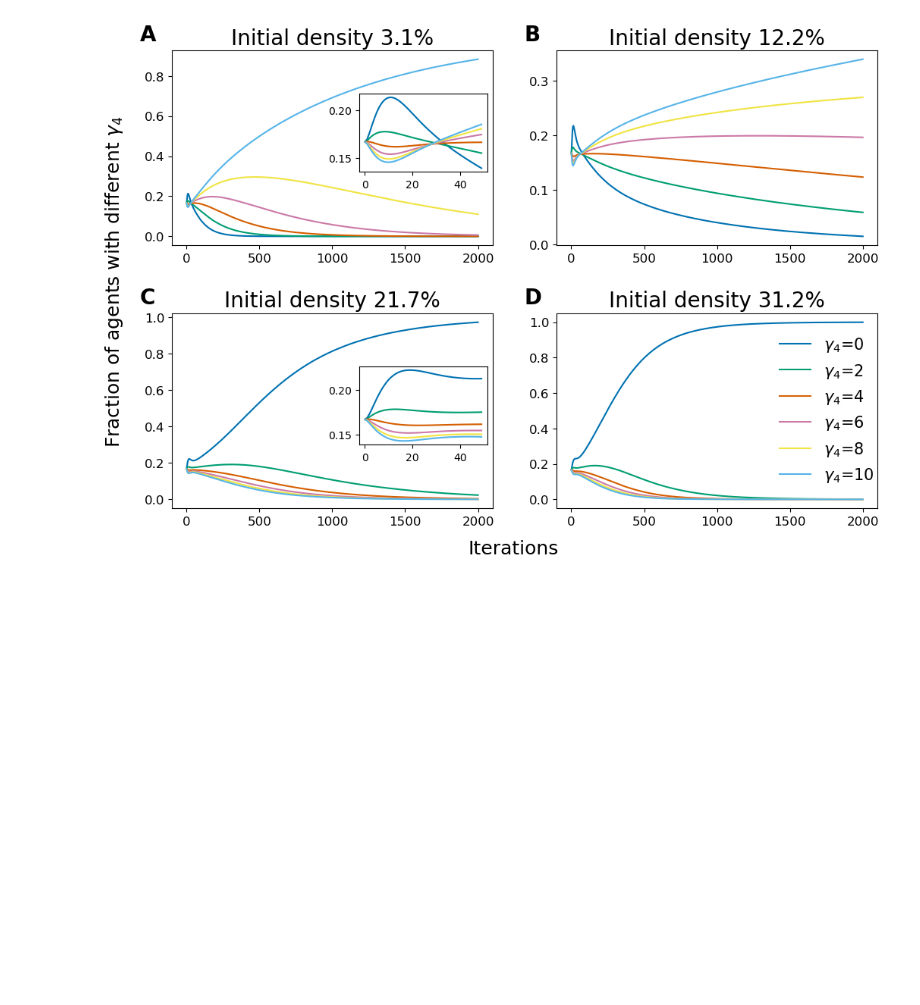
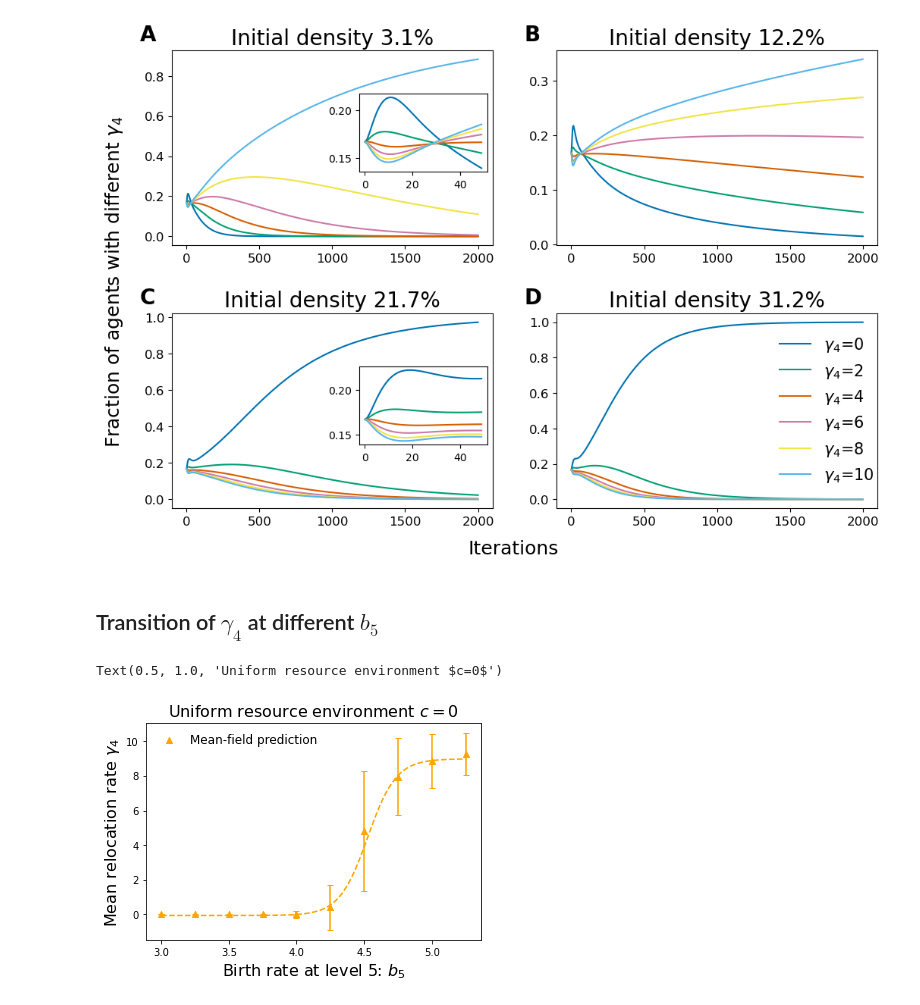
Before and after one commit to tongliang11/Evolution-dynamics, a Jupyter notebook: Mean field model.ipynb, the cells around one changed output. Drawn from its saved outputs; the diff is of its cells as text; code cells hidden in the pictures; blank space fills up the shorter version.

```diff
--- a/Mean field model.ipynb
+++ b/Mean field model.ipynb
@@ -273,3 +275,55 @@ fig.text(0.5, 0.05, 'Iterations', fontsize=18, ha='center')
 # %% [output]
 Text(0.5, 0.05, 'Iterations')
 [figure]
+# %% [markdown]
+## Transition of $\gamma_4$ at different $b_5$
+# %%
+c = 0 # exponential coefficient, c=0 is equivilent to discrete uniform distribution
+p0 = [np.exp(-c*i) for i in range(5)]
+w = p0/np.sum(p0) # probability of each resource levels
+if True:
+    for b5 in [3,3.25,3.5,3.75,4,4.25,4.5,4.75,5,5.25]:
+        b=[0,1,2,3,b5]
+        print(b)
+        M=128*128
+        sol = solve_coupled(n=701)
+        with open('./evolve_data/b5_c_plane_mf/b5_{}_c_{}'.format(b5,c), "wb") as fp:
+            pickle.dump(sol[:,::10], fp)
+# %%
+x = [0,2,4,6,8,10]
+hopping_discrete=np.array([p for p in itertools.product(x, repeat=5)])
+
+def cal_ave_std_last_step(sol,hoppings=hopping_discrete): # at last time step
+    density_total=np.sum(np.array(sol)[:,-1].reshape(len(hoppings),5),1)
+    prob = density_total/np.sum(density_total)
+    avehop = np.sum([prob[i]*np.array(hoppings[i])
+                               for i in range(len(hoppings))], 0)
+    variance = np.array(np.sum([prob[i]*np.array(hoppings[i])**2 for i in range(
+        len(hoppings))], 0)-avehop**2)
+    return (avehop,np.sqrt(variance))
+
+ave_std_c0=[]
+for b5 in [3,3.25,3.5,3.75,4,4.25,4.5,4.75,5,5.25]:
+    with open('./evolve_data/b5_c_plane_mf/b5_{}_c_{}'.format(b5,0), "rb") as fp:
+        full_sol = pickle.load(fp)
+    ave_std_c0.append(cal_ave_std_last_step(full_sol))
+mean_meanfield=np.array(ave_std_c0)[:,0,3]
+std_meanfield=np.array(ave_std_c0)[:,1,3]
+b5_meanfield=[3,3.25,3.5,3.75,4,4.25,4.5,4.75,5,5.25]
+(a_m, b_m, c_m,d_m), _ = opt.curve_fit(func, b5_meanfield,mean_meanfield,p0=[0,1,1,1])
+
+color_mf='orange'
+plt.scatter(b5_meanfield, mean_meanfield, marker='^',
+                 color=color_mf, label='Mean-field prediction')
+plt.errorbar(b5_meanfield, mean_meanfield, yerr=std_meanfield,
+                  capsize=3, linestyle='None', color=color_mf)
+plt.plot(np.linspace(3, 5.25,100), [func(i, a_m, b_m, c_m, d_m)
+                                         for i in np.linspace(3, 5.25, 100)], '--', color=color_mf)
+plt.xlabel('Birth rate at level 5: $b_5$', fontsize=16, labelpad=5)
+plt.ylabel('Mean relocation rate $\gamma_4$',
+         fontsize=16)
+plt.legend(frameon=False,fontsize=12)
+plt.title('Uniform resource environment $c=0$',fontsize=16)
+# %% [output]
+Text(0.5, 1.0, 'Uniform resource environment $c=0$')
+[figure, added]
```
Also changed, not shown: parts of 3 cells of this notebook, 6 other files.
